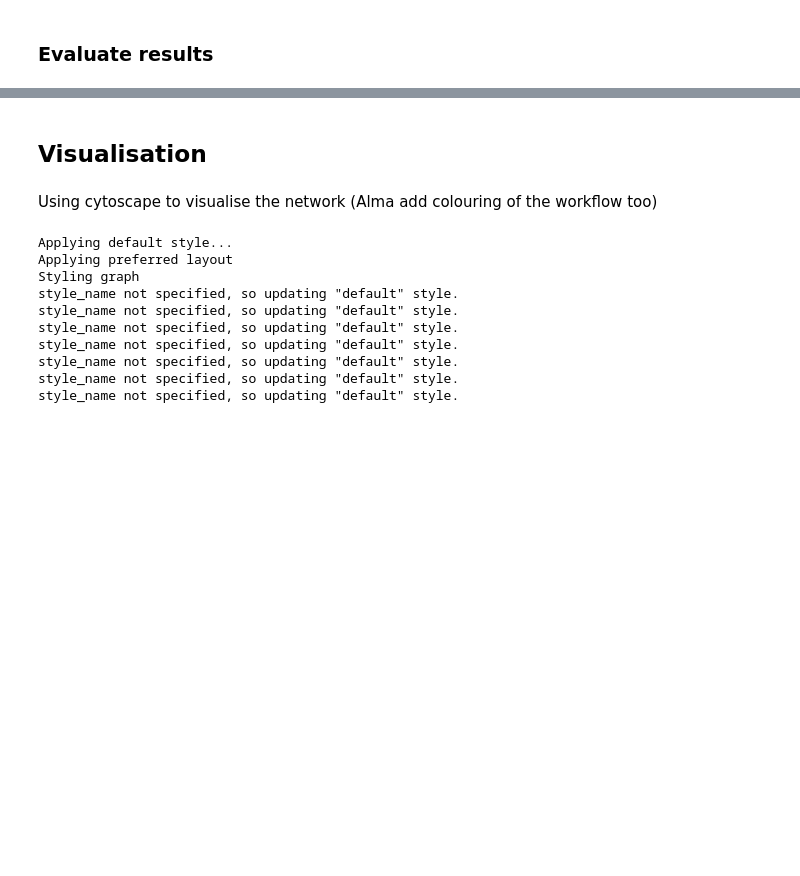
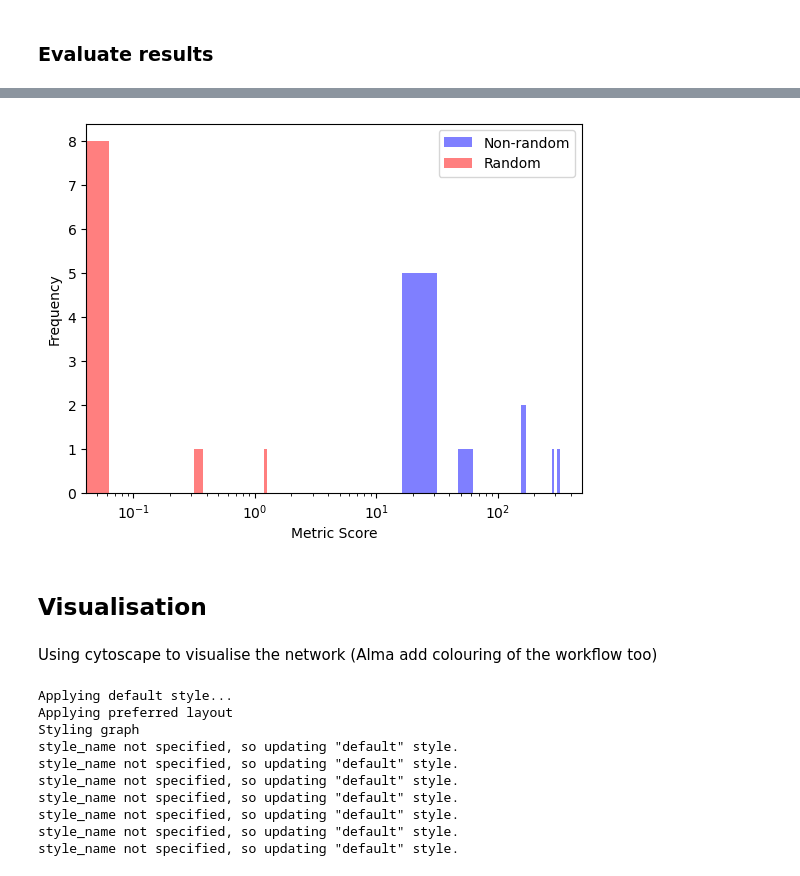
Before and after one commit to Workflomics/pubmetric, a Jupyter notebook: workflomics_QC_pipeline.ipynb, the cells around one changed output, grey strips where cells are left out. Cells and saved outputs as stored; diff of their text form; code cells hidden in the pictures; blank space fills up the shorter version.

```diff
--- a/workflomics_QC_pipeline.ipynb
+++ b/workflomics_QC_pipeline.ipynb
@@ -431,3 +556,21 @@ Total cocitation score for workflow [('26510693', '12403597'), ('36414245', '230
+# %%
+
+fig, ax = plt.subplots()
+
+ax.hist(scores, bins=20, color='blue', alpha=0.5, label='Non-random')
+
+ax.hist(rand_scores, bins=20, color='red', alpha=0.5, label='Random')
+
+ax.set_xlabel('Metric Score')
+ax.set_ylabel('Frequency')
+ax.legend()
+
+ax.set_xscale('log') # because otherwise not showing up in same plot for some reason
+
+# Show plot
+plt.show()
+# %% [output]
+[figure, added]
 # %% [markdown]
 ## Visualisation
 # %% [markdown]
```
Also changed, not shown: parts of 18 cells of this notebook.
